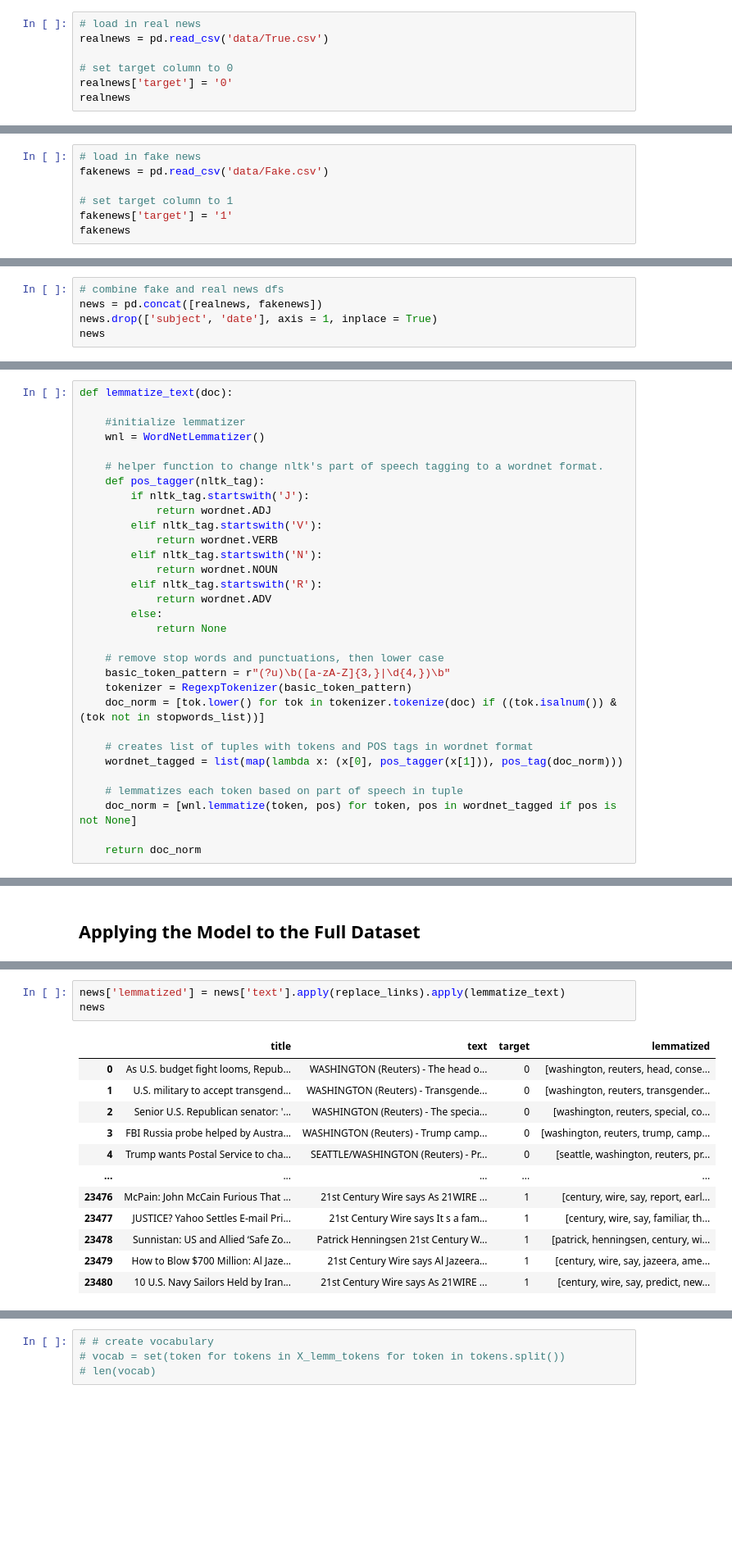
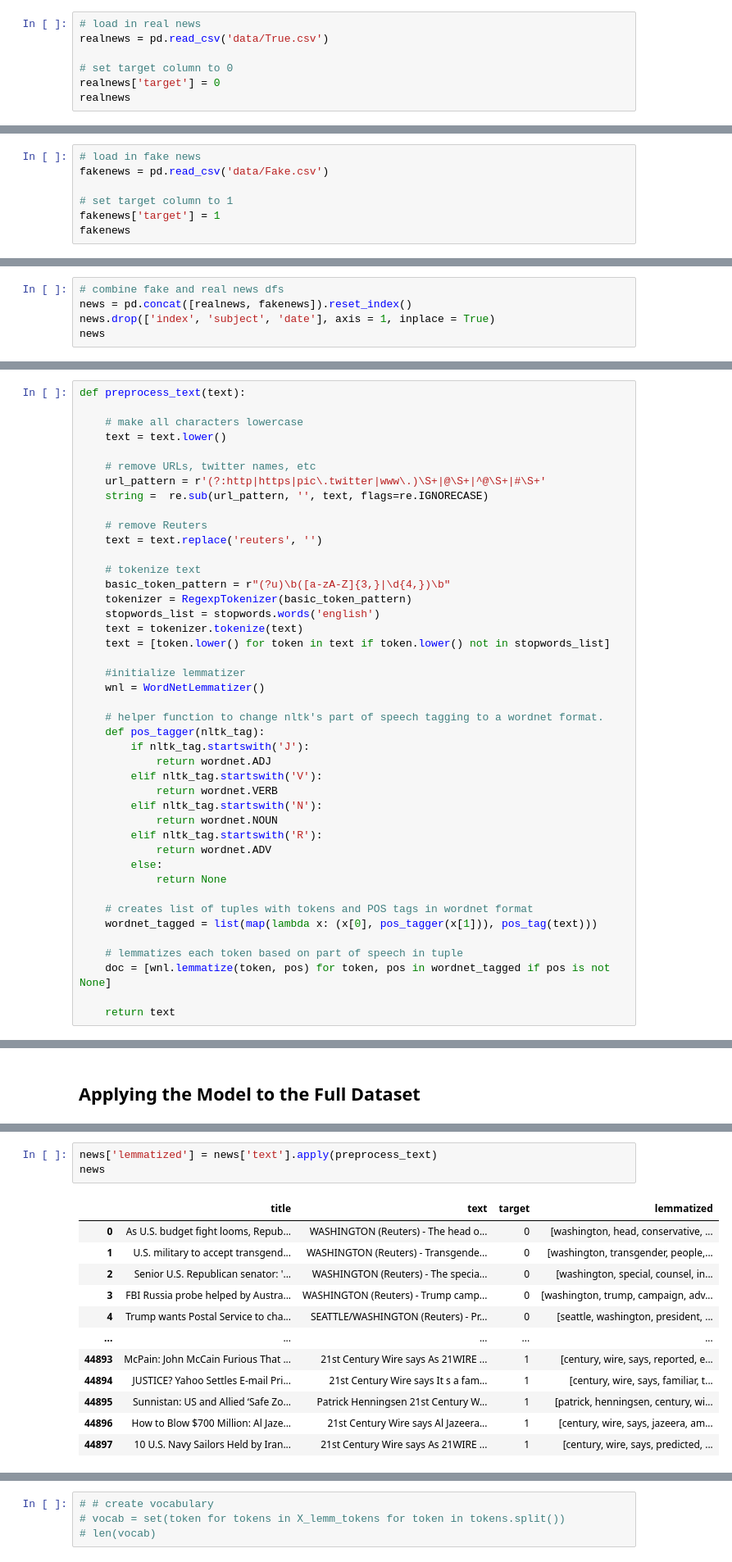
Before and after one commit to emgerber88/Fake_News_Classifier, a Jupyter notebook: Fake_News_Classifier_Modeling.ipynb, the cells around one changed output, grey strips where cells are left out. Shown at 82% size. Saved outputs shown, nothing was run; the diff lists cells and outputs as text; blank space fills up the shorter version.

```diff
--- a/Fake_News_Classifier_Modeling.ipynb
+++ b/Fake_News_Classifier_Modeling.ipynb
@@ -50,7 +51,7 @@ organization in the USA) and Wikipedia." When examining the data, we'll have to
 realnews = pd.read_csv('data/True.csv')
 
 # set target column to 0
-realnews['target'] = '0'
+realnews['target'] = 0
 realnews
 # %% [output]
 |  | title | text | subject | date | target |
@@ -71,7 +76,7 @@ realnews
 fakenews = pd.read_csv('data/Fake.csv')
 
 # set target column to 1
-fakenews['target'] = '1'
+fakenews['target'] = 1
 fakenews
 # %% [output]
 |  | title | text | subject | date | target |
@@ -93,8 +98,8 @@ Immediately we can see that in the real news data, each article starts with the
 For now, let's concatenate these dataframes and drop the subject and date columns to have a complete dataset.
 # %%
 # combine fake and real news dfs
-news = pd.concat([realnews, fakenews])
-news.drop(['subject', 'date'], axis = 1, inplace = True)
+news = pd.concat([realnews, fakenews]).reset_index()
+news.drop(['index', 'subject', 'date'], axis = 1, inplace = True)
 news
 # %% [output]
 |  | title | text | target |
@@ -390,5 +394,22 @@ Lemmatization is the process of reducing a word to its root. In the context of N
 # %%
-def lemmatize_text(doc):
+def preprocess_text(text):
+
+    # make all characters lowercase
+    text = text.lower()
+
+    # remove URLs, twitter names, etc
+    url_pattern = r'(?:http|https|pic\.twitter|www\.)\S+|@\S+|^@\S+|#\S+'
+    string =  re.sub(url_pattern, '', text, flags=re.IGNORECASE)
+
+    # remove Reuters
+    text = text.replace('reuters', '')
+
+    # tokenize text
+    basic_token_pattern = r"(?u)\b([a-zA-Z]{3,}|\d{4,})\b"
+    tokenizer = RegexpTokenizer(basic_token_pattern)
+    stopwords_list = stopwords.words('english')
+    text = tokenizer.tokenize(text)
+    text = [token.lower() for token in text if token.lower() not in stopwords_list]
 
     #initialize lemmatizer
     wnl = WordNetLemmatizer()
@@ -406,16 +427,11 @@ def lemmatize_text(doc):
         else:
             return None
 
-    # remove stop words and punctuations, then lower case
-    basic_token_pattern = r"(?u)\b([a-zA-Z]{3,}|\d{4,})\b"
-    tokenizer = RegexpTokenizer(basic_token_pattern)
-    doc_norm = [tok.lower() for tok in tokenizer.tokenize(doc) if ((tok.isalnum()) & (tok not in stopwords_list))]
-
     # creates list of tuples with tokens and POS tags in wordnet format
-    wordnet_tagged = list(map(lambda x: (x[0], pos_tagger(x[1])), pos_tag(doc_norm)))
+    wordnet_tagged = list(map(lambda x: (x[0], pos_tagger(x[1])), pos_tag(text)))
 
     # lemmatizes each token based on part of speech in tuple
-    doc_norm = [wnl.lemmatize(token, pos) for token, pos in wordnet_tagged if pos is not None]
+    doc = [wnl.lemmatize(token, pos) for token, pos in wordnet_tagged if pos is not None]
 
-    return doc_norm
+    return text
 # %%
@@ -611,19 +634,19 @@ final_model = best_svc_model
 # %%
-news['lemmatized'] = news['text'].apply(replace_links).apply(lemmatize_text)
+news['lemmatized'] = news['text'].apply(preprocess_text)
 news
 # %% [output]
 |  | title | text | target | lemmatized |
-| 0 | As U.S. budget fight looms, Repub... | WASHINGTON (Reuters) - The head o... | 0 | [washington, reuters, head, conse... |
-| 1 | U.S. military to accept transgend... | WASHINGTON (Reuters) - Transgende... | 0 | [washington, reuters, transgender... |
-| 2 | Senior U.S. Republican senator: '... | WASHINGTON (Reuters) - The specia... | 0 | [washington, reuters, special, co... |
-| 3 | FBI Russia probe helped by Austra... | WASHINGTON (Reuters) - Trump camp... | 0 | [washington, reuters, trump, camp... |
-| 4 | Trump wants Postal Service to cha... | SEATTLE/WASHINGTON (Reuters) - Pr... | 0 | [seattle, washington, reuters, pr... |
+| 0 | As U.S. budget fight looms, Repub... | WASHINGTON (Reuters) - The head o... | 0 | [washington, head, conservative, ... |
+| 1 | U.S. military to accept transgend... | WASHINGTON (Reuters) - Transgende... | 0 | [washington, transgender, people,... |
+| 2 | Senior U.S. Republican senator: '... | WASHINGTON (Reuters) - The specia... | 0 | [washington, special, counsel, in... |
+| 3 | FBI Russia probe helped by Austra... | WASHINGTON (Reuters) - Trump camp... | 0 | [washington, trump, campaign, adv... |
+| 4 | Trump wants Postal Service to cha... | SEATTLE/WASHINGTON (Reuters) - Pr... | 0 | [seattle, washington, president, ... |
 | ... | ... | ... | ... | ... |
-| 23476 | McPain: John McCain Furious That ... | 21st Century Wire says As 21WIRE ... | 1 | [century, wire, say, report, earl... |
-| 23477 | JUSTICE? Yahoo Settles E-mail Pri... | 21st Century Wire says It s a fam... | 1 | [century, wire, say, familiar, th... |
-| 23478 | Sunnistan: US and Allied ‘Safe Zo... | Patrick Henningsen 21st Century W... | 1 | [patrick, henningsen, century, wi... |
-| 23479 | How to Blow $700 Million: Al Jaze... | 21st Century Wire says Al Jazeera... | 1 | [century, wire, say, jazeera, ame... |
-| 23480 | 10 U.S. Navy Sailors Held by Iran... | 21st Century Wire says As 21WIRE ... | 1 | [century, wire, say, predict, new... |
+| 44893 | McPain: John McCain Furious That ... | 21st Century Wire says As 21WIRE ... | 1 | [century, wire, says, reported, e... |
+| 44894 | JUSTICE? Yahoo Settles E-mail Pri... | 21st Century Wire says It s a fam... | 1 | [century, wire, says, familiar, t... |
+| 44895 | Sunnistan: US and Allied ‘Safe Zo... | Patrick Henningsen 21st Century W... | 1 | [patrick, henningsen, century, wi... |
+| 44896 | How to Blow $700 Million: Al Jaze... | 21st Century Wire says Al Jazeera... | 1 | [century, wire, says, jazeera, am... |
+| 44897 | 10 U.S. Navy Sailors Held by Iran... | 21st Century Wire says As 21WIRE ... | 1 | [century, wire, says, predicted, ... |
 44898 rows × 4 columns
 # %%
 news_lemm_tokens = news["lemmatized"].str.join(" ")
```
Also changed, not shown: parts of 37 cells of this notebook, 3 other files.
